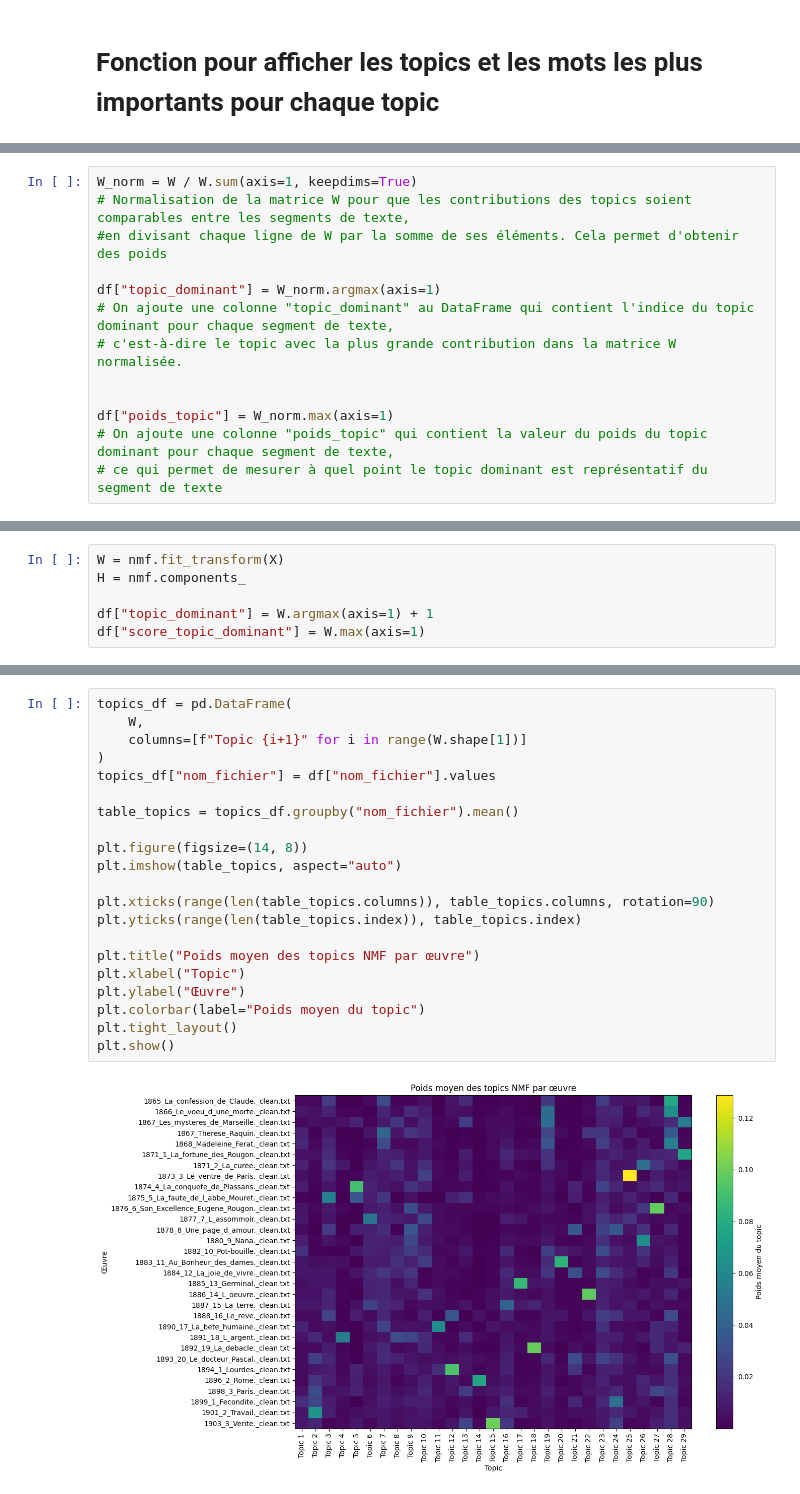
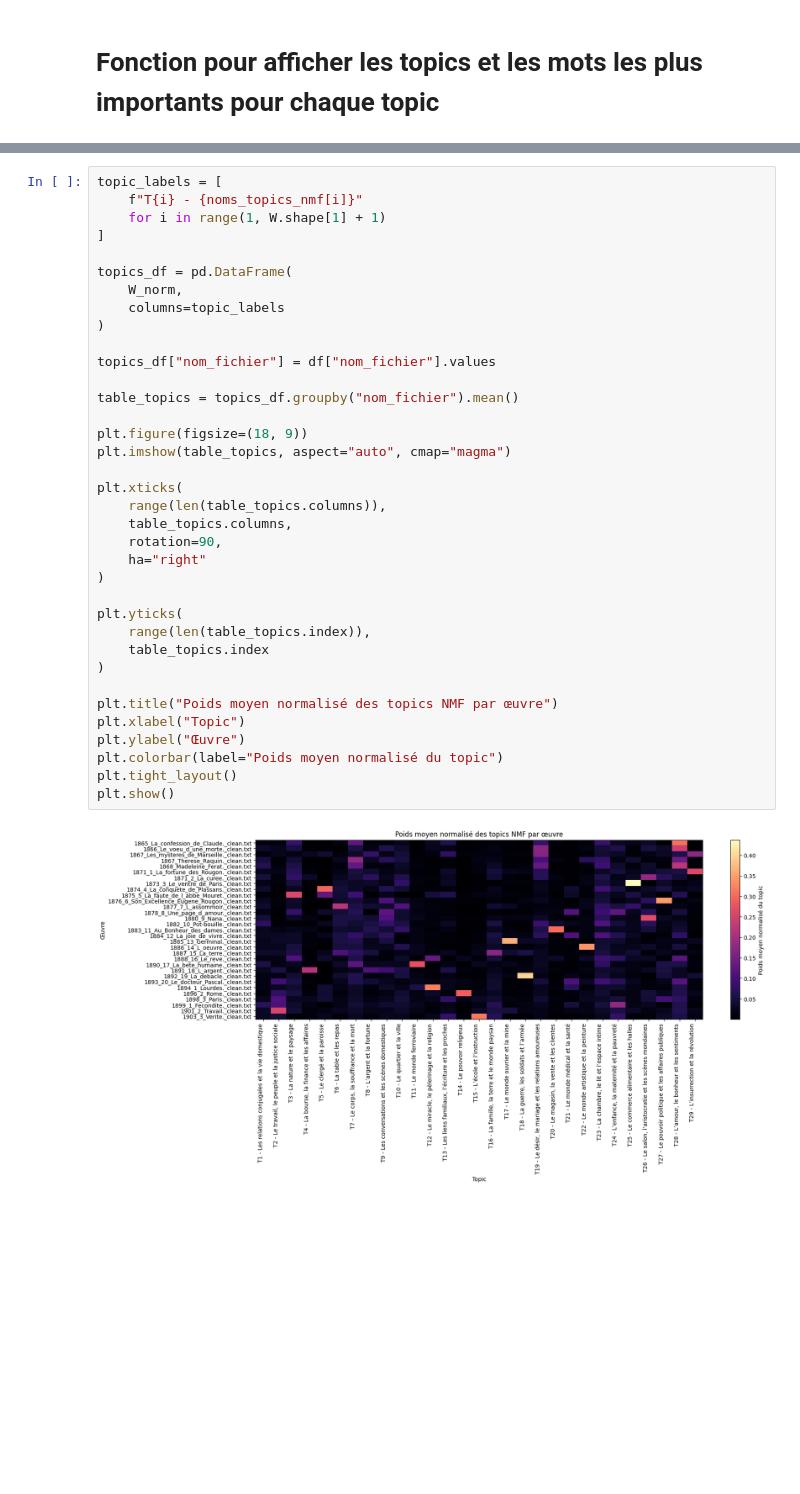
Before and after one commit to MorganRichard25/analyse_topic_zola, a Jupyter notebook: notebooks/2_nmf_topics_phrases.ipynb, the cells around one changed output, grey strips where cells are left out. Cells and saved outputs as stored; diff of their text form; blank space fills up the shorter version.

```diff
--- a/notebooks/2_nmf_topics_phrases.ipynb
+++ b/notebooks/2_nmf_topics_phrases.ipynb
@@ -108,16 +132,3 @@ Topic 27 : empereur | ministre | député | préfet | président | colonel | pol
 Topic 28 : amour | cœur | vie | tendresse | jour | pensée | bonheur | amant | heure | joie
 Topic 29 : insurgé | barricade | national | ville | fusil | garde | républicain | ouvrier | place | peuple
 Erreur : 67.68152215588621
-# %%
-W_norm = W / W.sum(axis=1, keepdims=True)
-# Normalisation de la matrice W pour que les contributions des topics soient comparables entre les segments de texte,
-#en divisant chaque ligne de W par la somme de ses éléments. Cela permet d'obtenir des poids
-
-df["topic_dominant"] = W_norm.argmax(axis=1)
-# On ajoute une colonne "topic_dominant" au DataFrame qui contient l'indice du topic dominant pour chaque segment de texte,
-# c'est-à-dire le topic avec la plus grande contribution dans la matrice W normalisée.
-
-
-df["poids_topic"] = W_norm.max(axis=1)
-# On ajoute une colonne "poids_topic" qui contient la valeur du poids du topic dominant pour chaque segment de texte,
-# ce qui permet de mesurer à quel point le topic dominant est représentatif du segment de texte
@@ -246,6 +269,0 @@ plt.show()
-# %%
-W = nmf.fit_transform(X)
-H = nmf.components_
-
-df["topic_dominant"] = W.argmax(axis=1) + 1
-df["score_topic_dominant"] = W.max(axis=1)
@@ -276,23 +282,38 @@ plt.show()
 # %%
+topic_labels = [
+    f"T{i} - {noms_topics_nmf[i]}"
+    for i in range(1, W.shape[1] + 1)
+]
+
 topics_df = pd.DataFrame(
-    W,
-    columns=[f"Topic {i+1}" for i in range(W.shape[1])]
+    W_norm,
+    columns=topic_labels
 )
+
 topics_df["nom_fichier"] = df["nom_fichier"].values
 
 table_topics = topics_df.groupby("nom_fichier").mean()
 
-plt.figure(figsize=(14, 8))
-plt.imshow(table_topics, aspect="auto")
+plt.figure(figsize=(18, 9))
+plt.imshow(table_topics, aspect="auto", cmap="magma")
 
-plt.xticks(range(len(table_topics.columns)), table_topics.columns, rotation=90)
-plt.yticks(range(len(table_topics.index)), table_topics.index)
+plt.xticks(
+    range(len(table_topics.columns)),
+    table_topics.columns,
+    rotation=90,
+    ha="right"
+)
 
-plt.title("Poids moyen des topics NMF par œuvre")
+plt.yticks(
+    range(len(table_topics.index)),
+    table_topics.index
+)
+
+plt.title("Poids moyen normalisé des topics NMF par œuvre")
 plt.xlabel("Topic")
 plt.ylabel("Œuvre")
-plt.colorbar(label="Poids moyen du topic")
+plt.colorbar(label="Poids moyen normalisé du topic")
 plt.tight_layout()
 plt.show()
 # %% [output]
-[figure, old version]
+[figure, new version]
```
Also changed, not shown: parts of 17 cells of this notebook, 2 other files.
